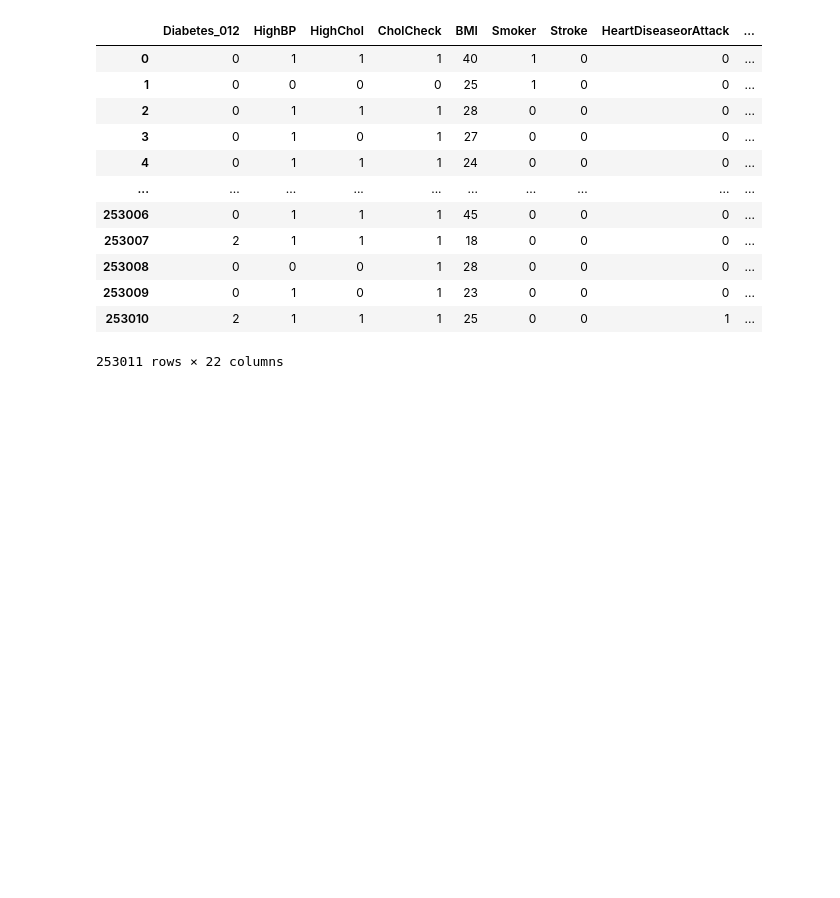
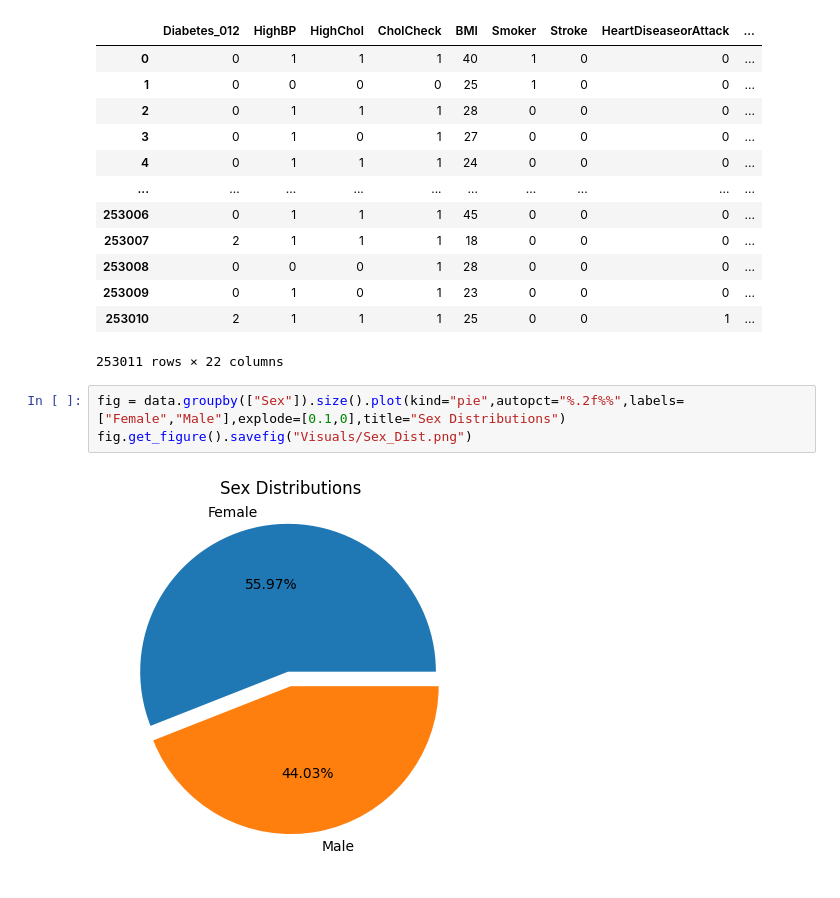
Before and after one commit to LipunKumarDalai/Diabetes-Model, a Jupyter notebook: EDA.ipynb, the cells around one changed output. Saved outputs shown, nothing was run; the diff lists cells and outputs as text; blank space fills up the shorter version.

```diff
--- a/EDA.ipynb
+++ b/EDA.ipynb
@@ -22,3 +22,8 @@ data
 | 253009 | 0 | 1 | 0 | 1 | 23 | 0 | 0 | 0 | ... |
 | 253010 | 2 | 1 | 1 | 1 | 25 | 0 | 0 | 1 | ... |
 253011 rows × 22 columns
+# %%
+fig = data.groupby(["Sex"]).size().plot(kind="pie",autopct="%.2f%%",labels=["Female","Male"],explode=[0.1,0],title="Sex Distributions")
+fig.get_figure().savefig("Visuals/Sex_Dist.png")
+# %% [output]
+[figure, added]
```
Also changed, not shown: parts of 5 cells of this notebook, 8 other files.
